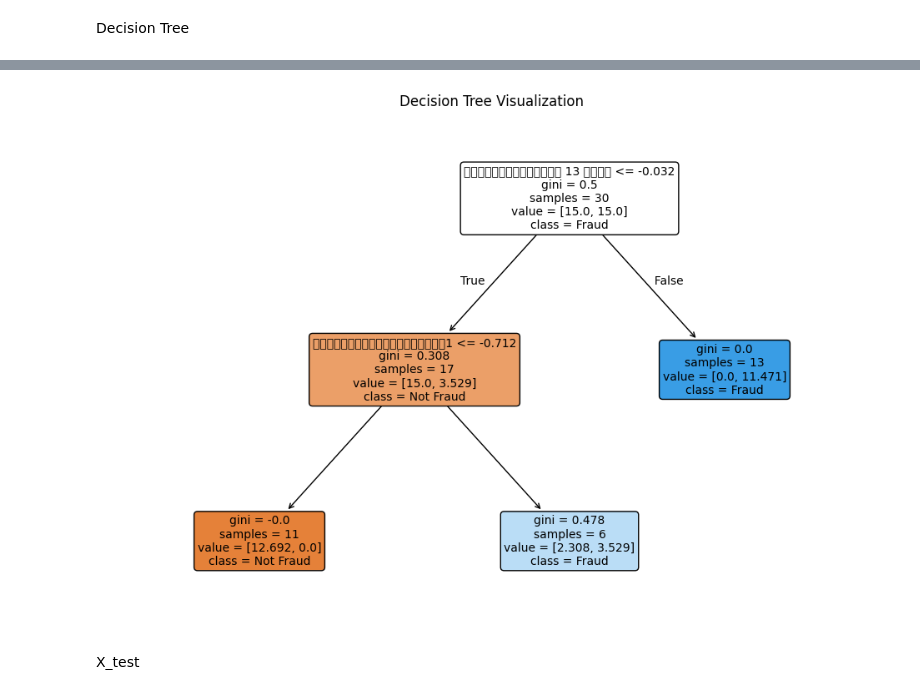
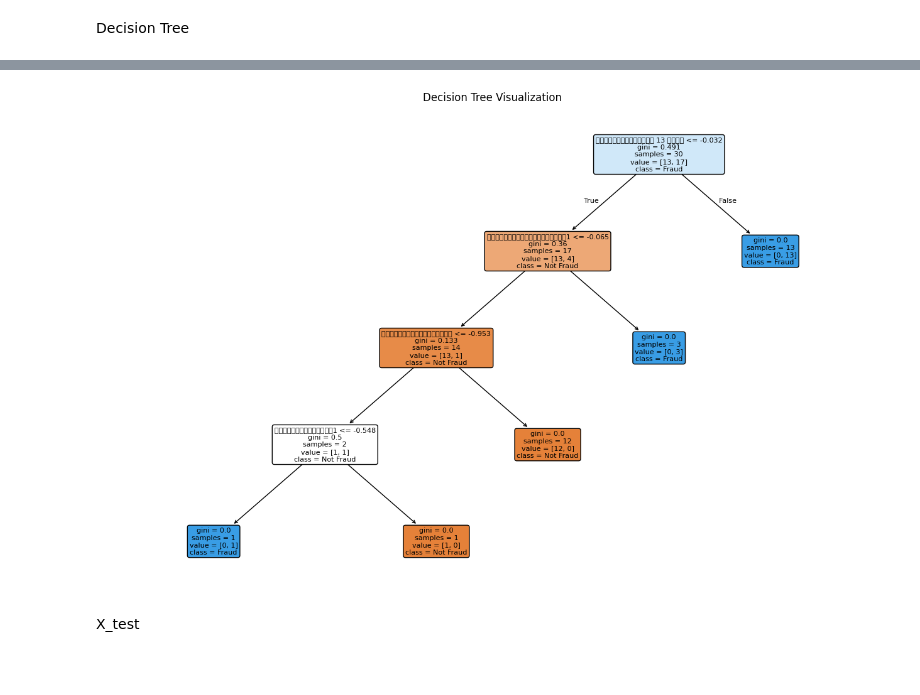
Before and after one commit to Suchada2000/MY-WORK, a Jupyter notebook: Untitled31.ipynb, the cells around one changed output, grey strips where cells are left out. Drawn from its saved outputs; the diff is of its cells as text; code cells hidden in the pictures; blank space fills up the shorter version.

```diff
--- a/Untitled31.ipynb
+++ b/Untitled31.ipynb
@@ -831,19 +930,22 @@ weighted avg       0.85      0.62      0.64         8
 # %%
-# สร้างภาพต้นไม้
 from sklearn.tree import plot_tree
 import matplotlib.pyplot as plt
 
-plt.figure(figsize=(12, 8))
-plot_tree(modelDecisionTree,
-          feature_names=X_train1.columns,   # ชื่อฟีเจอร์ที่ใช้
-          class_names=["Not Fraud", "Fraud"],  # ชื่อคลาสที่ทำนาย
-          filled=True,                      # เติมสีในแต่ละโหนด
-          rounded=True,                     # ทำให้โหนดมีมุมโค้ง
-          fontsize=10)
+# กำหนดขนาดของภาพ
+plt.figure(figsize=(16, 10))
+
+# วาดต้นไม้การตัดสินใจ
+plot_tree(modelDT,
+          feature_names=X_train1.columns,  # ตั้งชื่อฟีเจอร์ตาม DataFrame
+          class_names=["Not Fraud", "Fraud"],  # ตั้งชื่อคลาส
+          filled=True,  # ใช้สีเพื่อแสดงความสำคัญของโหนด
+          rounded=True,  # ทำให้กล่องโหนดมน
+          fontsize=8)  # กำหนดขนาดตัวอักษร
+
 plt.title("Decision Tree Visualization")
 plt.show()
 # %% [output]
-[figure, old version]
+[figure, new version]
 # %% [markdown]
 X_test
 # %%
```
Also changed, not shown: parts of 13 cells of this notebook.
